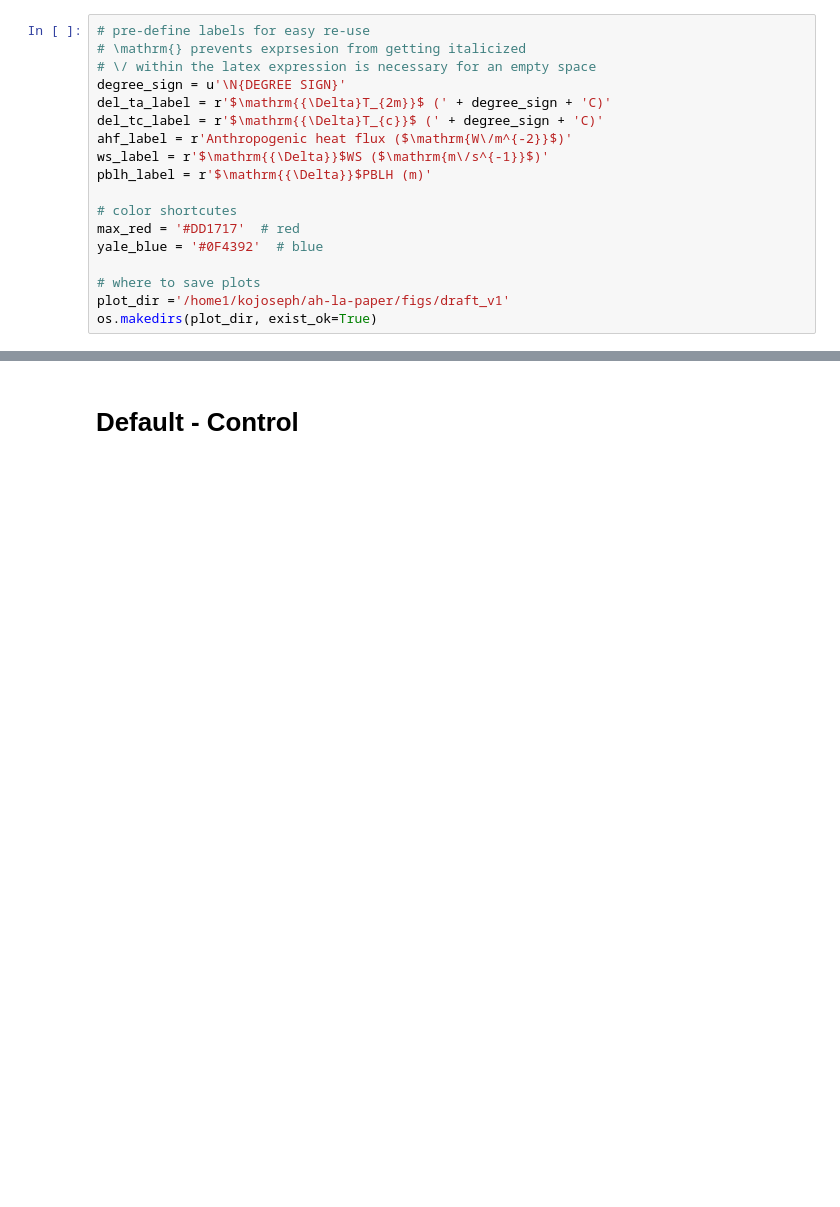
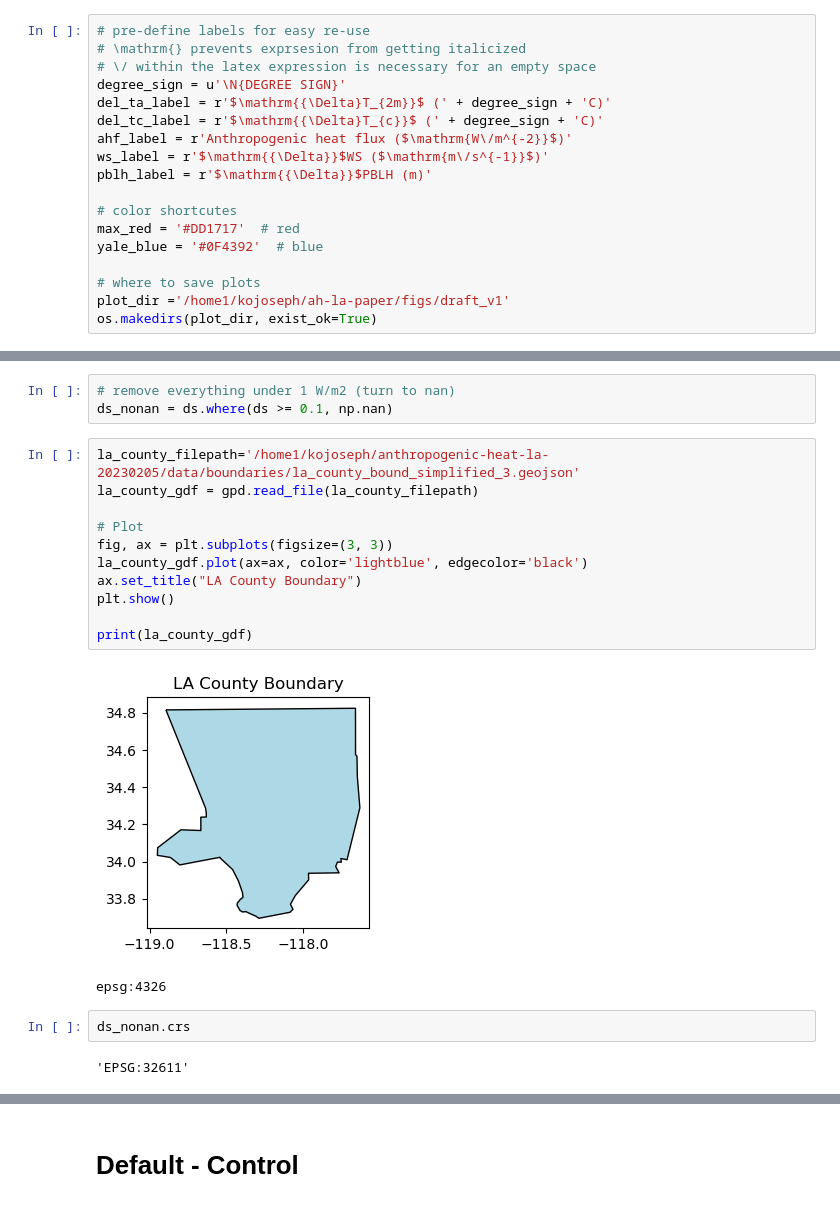
Before and after one commit to josephko91/ah-la-paper, a Jupyter notebook: notebooks/paper-figs.ipynb, the cells around one changed output, grey strips where cells are left out. Drawn from its saved outputs; the diff is of its cells as text; blank space fills up the shorter version.

```diff
--- a/notebooks/paper-figs.ipynb
+++ b/notebooks/paper-figs.ipynb
@@ -75,0 +208,21 @@ os.makedirs(plot_dir, exist_ok=True)
+# %%
+# remove everything under 1 W/m2 (turn to nan)
+ds_nonan = ds.where(ds >= 0.1, np.nan)
+# %%
+la_county_filepath='/home1/kojoseph/anthropogenic-heat-la-20230205/data/boundaries/la_county_bound_simplified_3.geojson'
+la_county_gdf = gpd.read_file(la_county_filepath)
+
+# Plot
+fig, ax = plt.subplots(figsize=(3, 3))
+la_county_gdf.plot(ax=ax, color='lightblue', edgecolor='black')
+ax.set_title("LA County Boundary")
+plt.show()
+
+print(la_county_gdf)
+# %% [output]
+[figure, added]
+epsg:4326
+# %%
+ds_nonan.crs
+# %% [output]
+'EPSG:32611'
```
Also changed, not shown: parts of 30 cells of this notebook.
